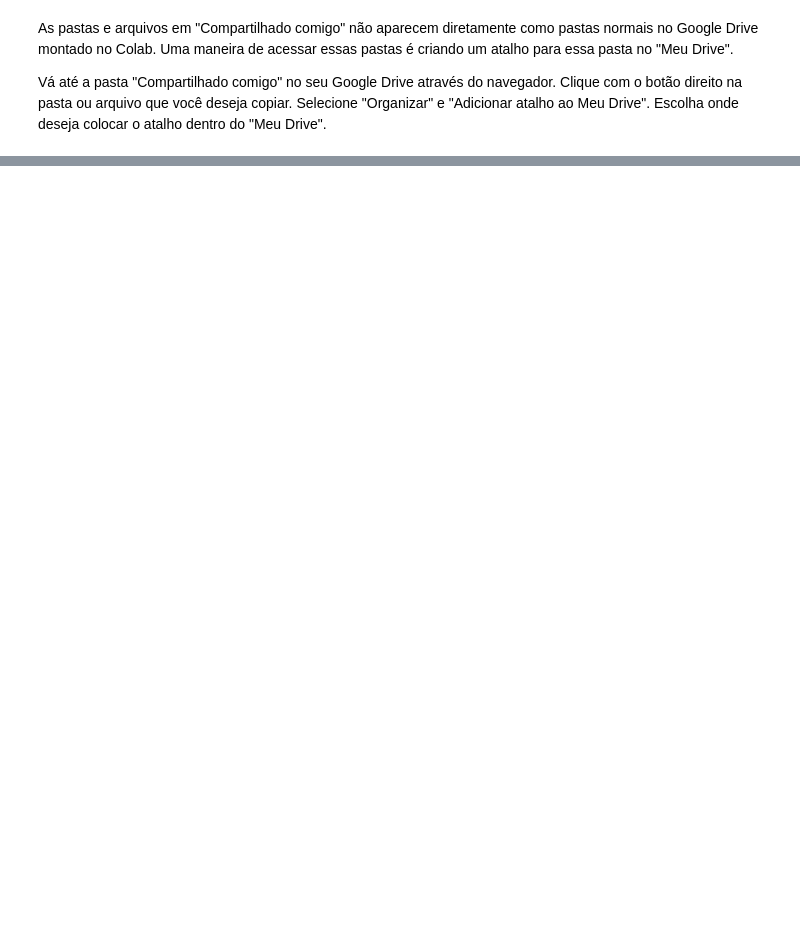
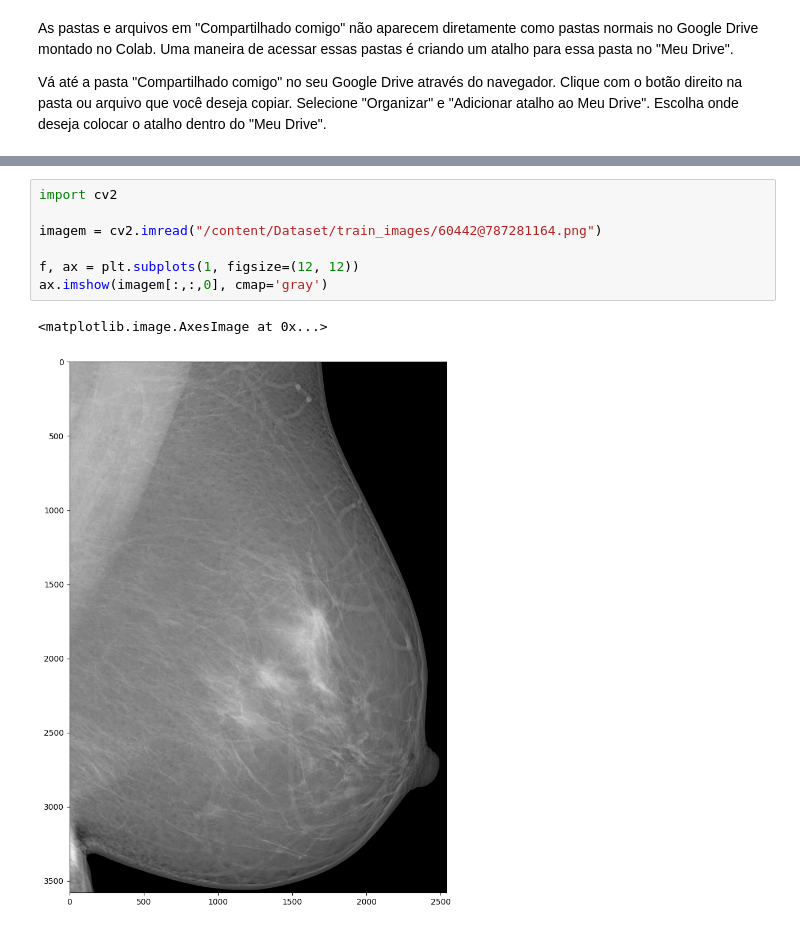
Before and after one commit to ylleuname/cancer_detection, a Jupyter notebook: projeto_ia.ipynb, the cells around one changed output, grey strips where cells are left out. Drawn from its saved outputs; the diff is of its cells as text; blank space fills up the shorter version.

```diff
--- a/projeto_ia.ipynb
+++ b/projeto_ia.ipynb
@@ -72,0 +219,10 @@ for image_id in image_ids:
+# %%
+import cv2
+
+imagem = cv2.imread("/content/Dataset/train_images/60442@787281164.png")
+
+f, ax = plt.subplots(1, figsize=(12, 12))
+ax.imshow(imagem[:,:,0], cmap='gray')
+# %% [output]
+<matplotlib.image.AxesImage at 0x...>
+[figure, added]
```
Also changed, not shown: parts of 16 cells of this notebook.
